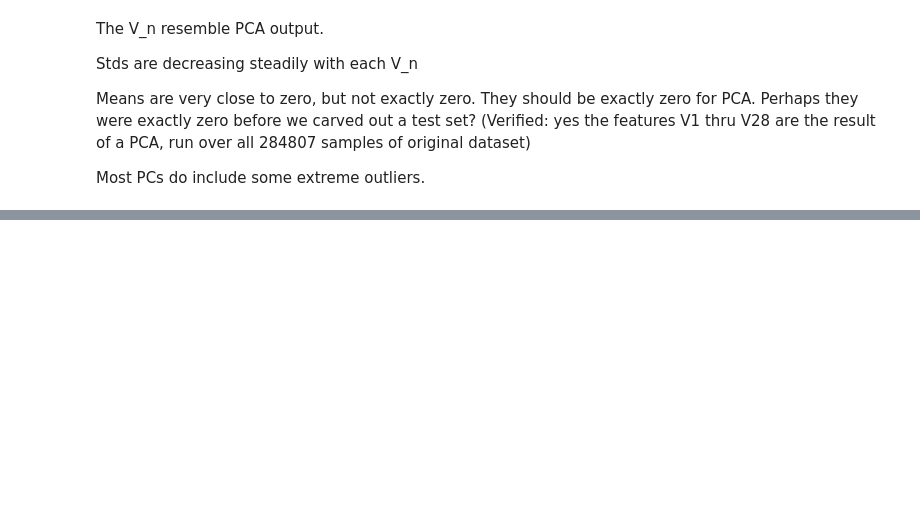
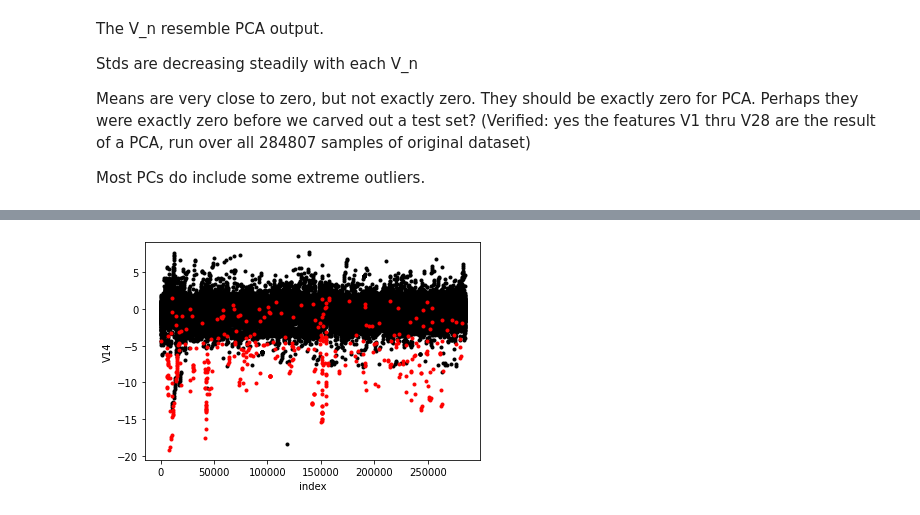
Before and after one commit to TimSim/FraudDetection, a Jupyter notebook: CreditCardFraudDetectionTF.ipynb, the cells around one changed output, grey strips where cells are left out. Saved outputs shown, nothing was run; the diff lists cells and outputs as text; code cells hidden in the pictures; blank space fills up the shorter version.

```diff
--- a/CreditCardFraudDetectionTF.ipynb
+++ b/CreditCardFraudDetectionTF.ipynb
@@ -86,0 +151,4 @@ tv_df[tv_df.Class==1].describe()
+# %%
+plotImbalancedSeries(X_tv,y_tv,'V14')
+# %% [output]
+[figure, added]
```
Also changed, not shown: parts of 10 cells of this notebook.
